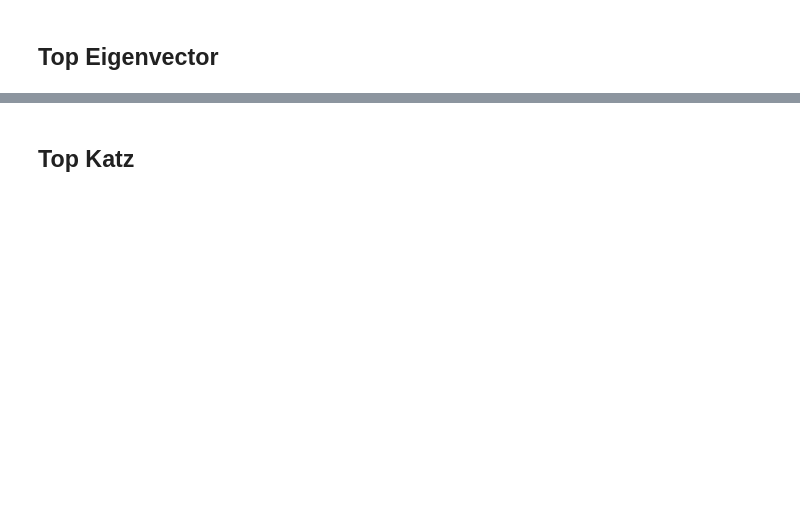
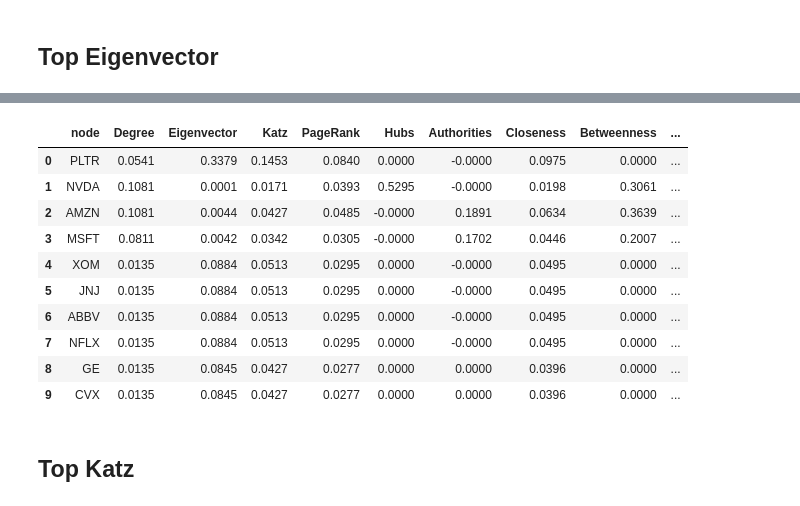
Before and after one commit to heritaco/LDS1121-Complex-Networks, a Jupyter notebook: notebooks/06 Centralidades de hubs y autoridad/03 SP500.ipynb, the cells around one changed output, grey strips where cells are left out. Cells and saved outputs as stored; diff of their text form; code cells hidden in the pictures; blank space fills up the shorter version.

```diff
--- a/notebooks/06 Centralidades de hubs y autoridad/03 SP500.ipynb
+++ b/notebooks/06 Centralidades de hubs y autoridad/03 SP500.ipynb
@@ -535,3 +920,17 @@ _ = plot_ego(G1, center=maxpos_node, metrics=metrics, metric="Eigenvector", max_
+# %%
+df_top_deg = tabla(furthest, digits=4, optional_col_name="Furthest (Degree - Eigenvector)", optional_col_values=[diff[n] for n in furthest])
+# %% [output]
+|  | node | Degree | Eigenvector | Katz | PageRank | Hubs | Authorities | Closeness | Betweenness | ... |
+| 0 | PLTR | 0.0541 | 0.3379 | 0.1453 | 0.0840 | 0.0000 | -0.0000 | 0.0975 | 0.0000 | ... |
+| 1 | NVDA | 0.1081 | 0.0001 | 0.0171 | 0.0393 | 0.5295 | -0.0000 | 0.0198 | 0.3061 | ... |
+| 2 | AMZN | 0.1081 | 0.0044 | 0.0427 | 0.0485 | -0.0000 | 0.1891 | 0.0634 | 0.3639 | ... |
+| 3 | MSFT | 0.0811 | 0.0042 | 0.0342 | 0.0305 | -0.0000 | 0.1702 | 0.0446 | 0.2007 | ... |
+| 4 | XOM | 0.0135 | 0.0884 | 0.0513 | 0.0295 | 0.0000 | -0.0000 | 0.0495 | 0.0000 | ... |
+| 5 | JNJ | 0.0135 | 0.0884 | 0.0513 | 0.0295 | 0.0000 | -0.0000 | 0.0495 | 0.0000 | ... |
+| 6 | ABBV | 0.0135 | 0.0884 | 0.0513 | 0.0295 | 0.0000 | -0.0000 | 0.0495 | 0.0000 | ... |
+| 7 | NFLX | 0.0135 | 0.0884 | 0.0513 | 0.0295 | 0.0000 | -0.0000 | 0.0495 | 0.0000 | ... |
+| 8 | GE | 0.0135 | 0.0845 | 0.0427 | 0.0277 | 0.0000 | 0.0000 | 0.0396 | 0.0000 | ... |
+| 9 | CVX | 0.0135 | 0.0845 | 0.0427 | 0.0277 | 0.0000 | 0.0000 | 0.0396 | 0.0000 | ... |
 # %% [markdown]
 ## Top Katz
 # %%
```
Also changed, not shown: parts of 36 cells of this notebook, 5 other files.
